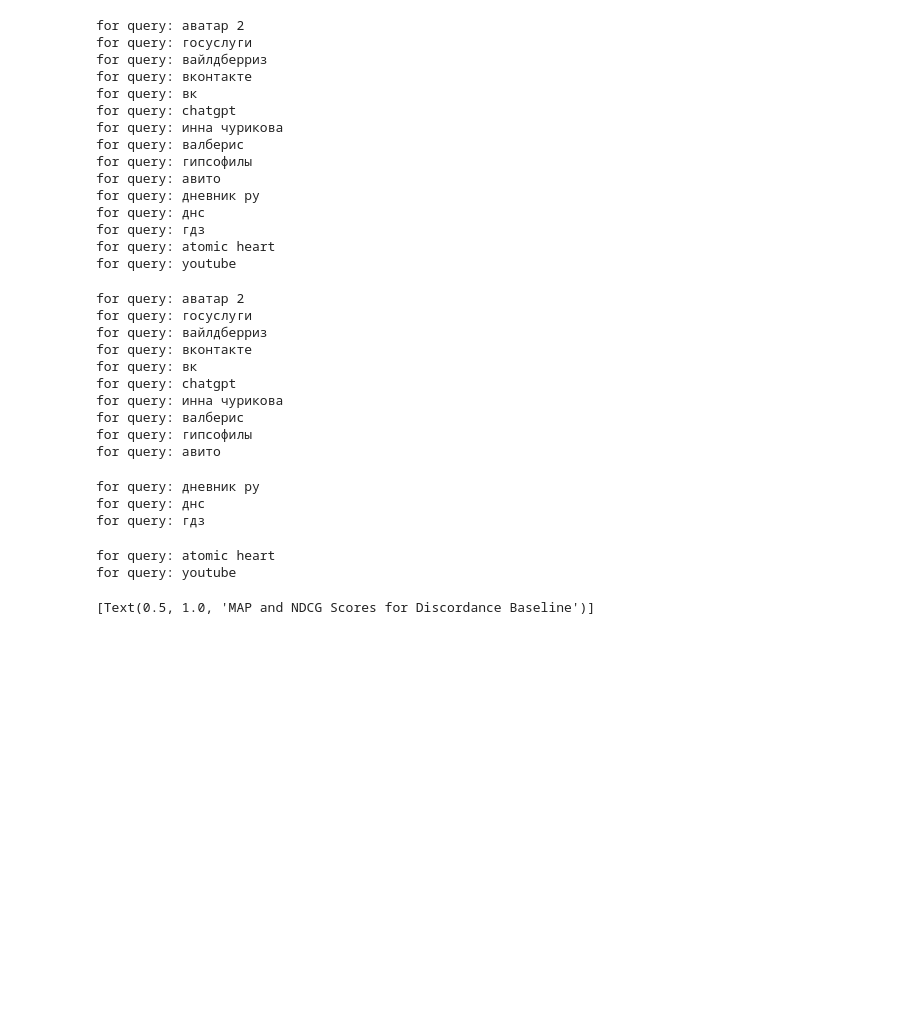
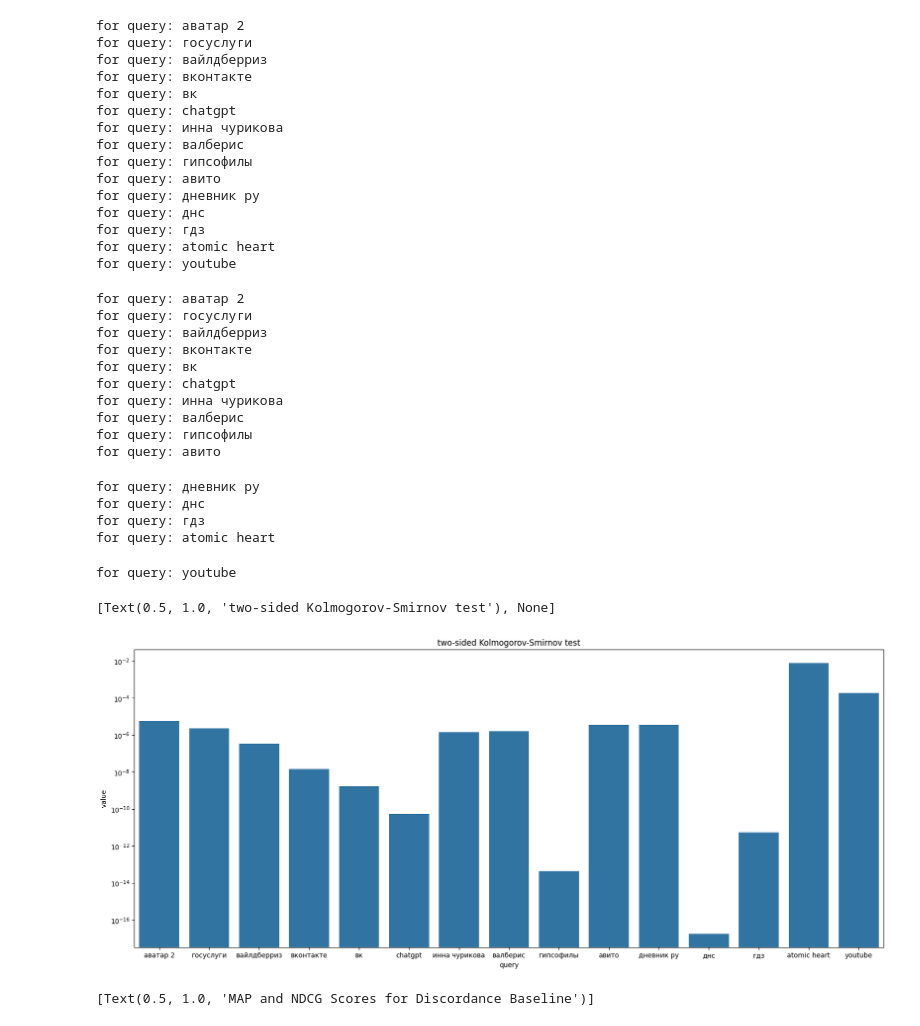
Before and after one commit to anna-02/549proj, a Jupyter notebook: baseline.ipynb, the cells around one changed output. Drawn from its saved outputs; the diff is of its cells as text; code cells hidden in the pictures; blank space fills up the shorter version.

```diff
--- a/baseline.ipynb
+++ b/baseline.ipynb
@@ -72,6 +72,7 @@ for query: youtube
 discdf = pd.DataFrame().from_records(full_idx_scores, columns=['index','country','bow','discordance'])
 # %%
 base_rec = []
+stat_rec = []
 for q in queries_ann:
     # baseline DOES NOT ACTUALLY USE DISC SCORES FROM ANN DF
     baseline = baseline_ranker(q, ann_df)
@@ -83,6 +84,9 @@ for q in queries_ann:
     base_rec.append([q, 'map',mp])
     base_rec.append([q, 'ndcg',ng])
 
+
+    stat_rec.append([q, stats.ks_2samp(truth, [b[3] for b in baseline])[1]])
+statdf=  pd.DataFrame().from_records(stat_rec, columns=['query','value'])
 basedf = pd.DataFrame().from_records(base_rec, columns=['query','score','value'])
 # %% [output]
 for query: аватар 2
@@ -98,8 +102,14 @@ for query: авито
 for query: дневник ру
 for query: днс
 for query: гдз
+for query: atomic heart
-for query: atomic heart
 for query: youtube
+# %%
+plt.figure(figsize=(20,8))
+sns.barplot(statdf, x='query',y='value').set(title='two-sided Kolmogorov-Smirnov test',yscale='log')
+# %% [output]
+[Text(0.5, 1.0, 'two-sided Kolmogorov-Smirnov test'), None]
+[figure, added]
 # %%
 sns.barplot(basedf, x='score',y='value').set(title='MAP and NDCG Scores for Discordance Baseline')
 # %% [output]
```
Also changed, not shown: parts of 3 cells of this notebook.
